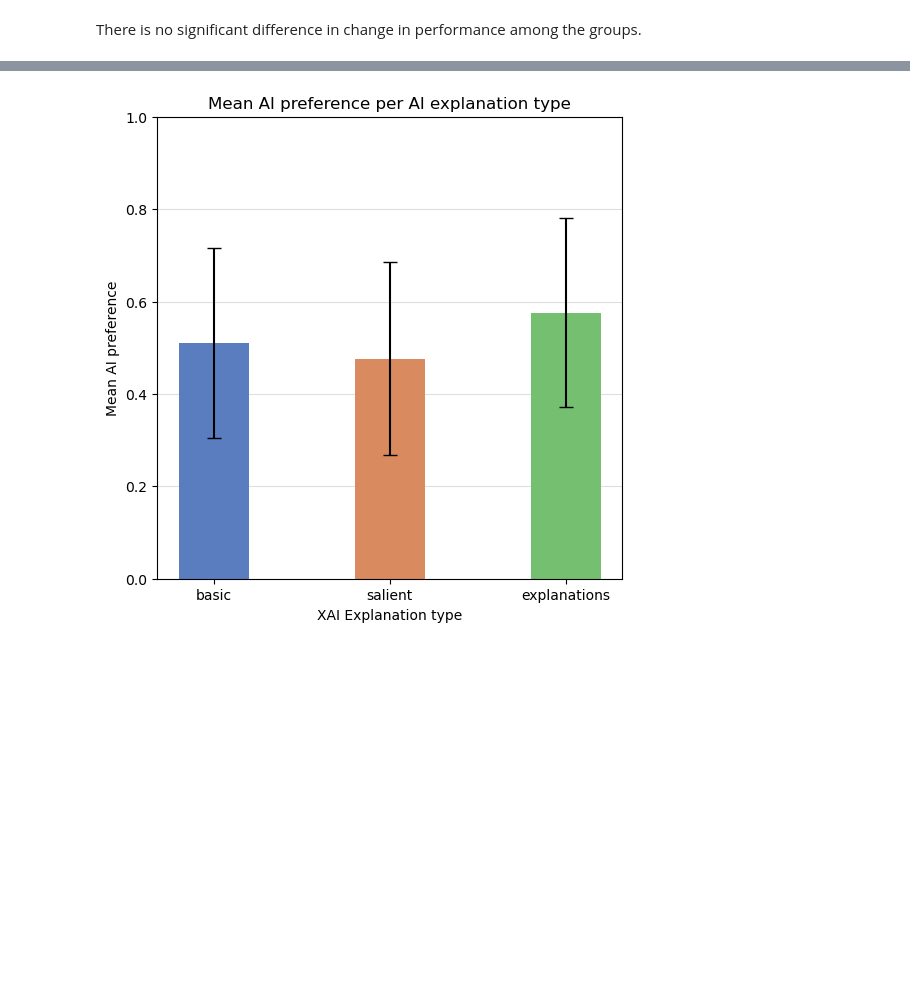
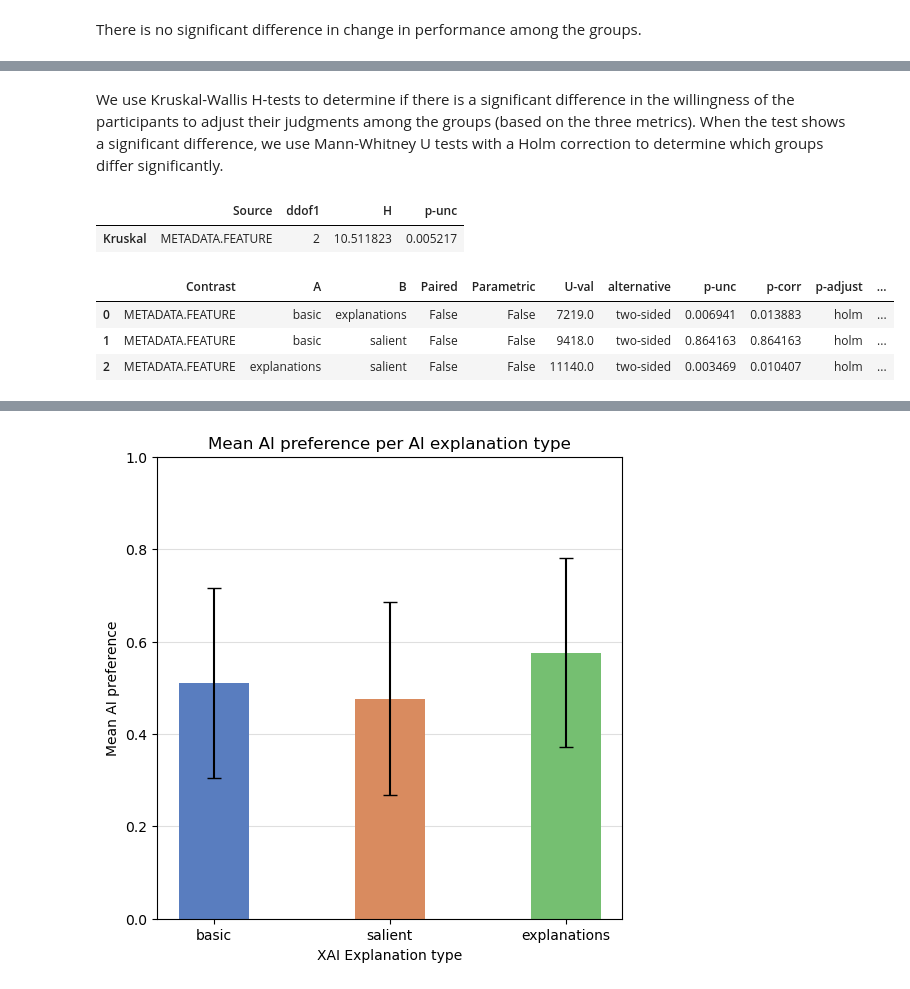
Before and after one commit to csomorbalazs/xai-experiment, a Jupyter notebook: postprocessing/Data_Analysis_XAI.ipynb, the cells around one changed output, grey strips where cells are left out. Drawn from its saved outputs; the diff is of its cells as text; code cells hidden in the pictures; blank space fills up the shorter version.

Commit message:
Add interpretation for willingness to adjust part

```diff
--- a/postprocessing/Data_Analysis_XAI.ipynb
+++ b/postprocessing/Data_Analysis_XAI.ipynb
@@ -485,3 +511,19 @@ ai_preference_cols = [col for col in df.columns if col.startswith('newsitem') an
 df["agrees-with-ai"] = df[agrees_with_ai_cols].mean(axis=1)
 df["switched-to-ai"] = df[switched_to_ai_cols].mean(axis=1)
 df["ai-preference"] = df[ai_preference_cols].mean(axis=1)
+# %% [markdown]
+We use Kruskal-Wallis H-tests to determine if there is a significant difference in the willingness of the participants to adjust their judgments among the groups (based on the three metrics). When the test shows a significant difference, we use Mann-Whitney U tests with a Holm correction to determine which groups differ significantly.
+# %%
+kruskal, posthoc, stats = perform_kruskal_with_posthoc(df, "agrees-with-ai", print_results=False);
+# %%
+kruskal
+# %% [output]
+|  | Source | ddof1 | H | p-unc |
+| Kruskal | METADATA.FEATURE | 2 | 10.511823 | 0.005217 |
+# %%
+posthoc
+# %% [output]
+|  | Contrast | A | B | Paired | Parametric | U-val | alternative | p-unc | p-corr | p-adjust | ... |
+| 0 | METADATA.FEATURE | basic | explanations | False | False | 7219.0 | two-sided | 0.006941 | 0.013883 | holm | ... |
+| 1 | METADATA.FEATURE | basic | salient | False | False | 9418.0 | two-sided | 0.864163 | 0.864163 | holm | ... |
+| 2 | METADATA.FEATURE | explanations | salient | False | False | 11140.0 | two-sided | 0.003469 | 0.010407 | holm | ... |
```
Also changed, not shown: parts of 31 cells of this notebook.
